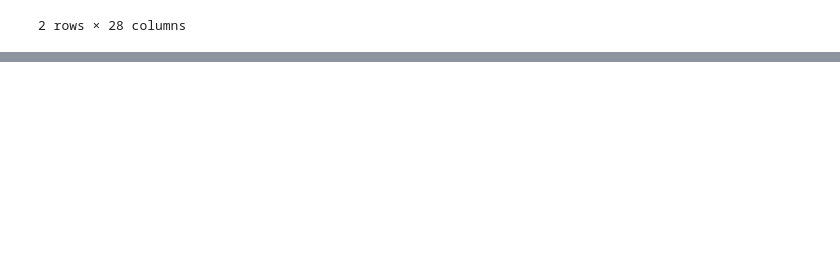
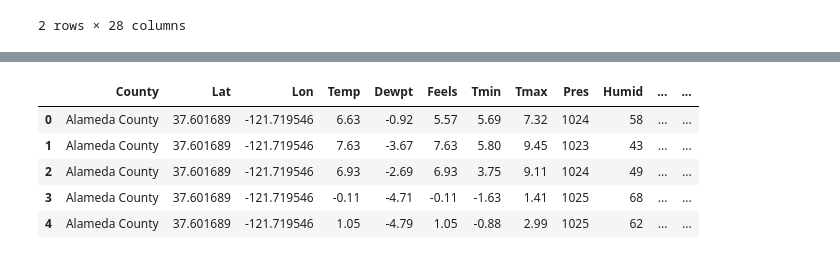
Before and after one commit to LeifHuenderML/ValleyForecast, a Jupyter notebook: src/data_cleaning/original_weather_cleaning.ipynb, the cells around one changed output, grey strips where cells are left out. Cells and saved outputs as stored; diff of their text form; code cells hidden in the pictures; blank space fills up the shorter version.

```diff
--- a/src/data_cleaning/original_weather_cleaning.ipynb
+++ b/src/data_cleaning/original_weather_cleaning.ipynb
@@ -110,0 +132,86 @@ Length: 95, dtype: object
+# %%
+df = df.rename(columns={
+    'city_name': 'County',
+    'lat': 'Lat',
+    'lon': 'Lon',
+    'temp': 'Temp',
+    'dew_point': 'Dewpt',
+    'feels_like': 'Feels',
+    'temp_min': 'Tmin',
+    'temp_max': 'Tmax',
+    'pressure': 'Pres',
+    'humidity': 'Humid',
+    'wind_speed': 'Windsp',
+    'wind_deg': 'Windir',
+    'clouds_all': 'Clouds',
+    'weather_id': 'Wthrid',
+    'weather_main': 'Wthrmain',
+    'weather_description': 'Wthrdesc',
+    'Year': 'Year',
+    'Month': 'Month',
+    'Day': 'Day',
+    'Hour': 'Hour',
+    'weather_main_Clear': 'Clr',
+    'weather_main_Clouds': 'Clds',
+    'weather_main_Drizzle': 'Drzl',
+    'weather_main_Dust': 'Dust',
+    'weather_main_Fog': 'Fog',
+    'weather_main_Haze': 'Haze',
+    'weather_main_Mist': 'Mist',
+    'weather_main_Rain': 'Rain',
+    'weather_main_Smoke': 'Smoke',
+    'weather_main_Snow': 'Snow',
+    'weather_main_Squall': 'Squal',
+    'weather_main_Thunderstorm': 'Thndr',
+    'weather_main_Tornado': 'Torn',
+    'weather_description_broken clouds': 'Bclds',
+    'weather_description_drizzle': 'Drzl',
+    'weather_description_dust': 'Dust',
+    'weather_description_extreme rain': 'Xrrain',
+    'weather_description_few clouds': 'Fclds',
+    'weather_description_fog': 'Fog',
+    'weather_description_freezing rain': 'Frzrn',
+    'weather_description_haze': 'Haze',
+    'weather_description_heavy intensity drizzle': 'Hidrzl',
+    'weather_description_heavy intensity rain': 'Hirain',
+    'weather_description_heavy intensity shower rain': 'Hisr',
+    'weather_description_heavy snow': 'Hisnow',
+    'weather_description_light intensity drizzle': 'Lidrzl',
+    'weather_description_light intensity shower rain': 'Lisr',
+    'weather_description_light rain': 'Lrain',
+    'weather_description_light shower snow': 'Lssnow',
+    'weather_description_light snow': 'Lsnow',
+    'weather_description_mist': 'Mist',
+    'weather_description_moderate rain': 'Mrrain',
+    'weather_description_overcast clouds': 'Oclds',
+    'weather_description_proximity Sand/Dust Whirls': 'Psdwl',
+    'weather_description_proximity moderate rain': 'Pmr',
+    'weather_description_proximity shower rain': 'Psr',
+    'weather_description_proximity squalls': 'Psql',
+    'weather_description_proximity thunderstorm': 'Pthndr',
+    'weather_description_proximity thunderstorm with rain': 'Ptr',
+    'weather_description_proximity tornado': 'Ptorn',
+    'weather_description_scattered clouds': 'Sclds',
+    'weather_description_shower rain': 'Sr',
+    'weather_description_shower snow': 'Ssnow',
+    'weather_description_sky is clear': 'Sclr',
+    'weather_description_smoke': 'Smoke',
+    'weather_description_snow': 'Snow',
+    'weather_description_squalls': 'Sqls',
+    'weather_description_thunderstorm': 'Thndr',
+    'weather_description_thunderstorm with drizzle': 'Thdrzl',
+    'weather_description_thunderstorm with heavy rain': 'Thhr',
+    'weather_description_thunderstorm with light drizzle': 'Thldrz',
+    'weather_description_thunderstorm with light rain': 'Thlr',
+    'weather_description_thunderstorm with rain': 'Thr',
+    'weather_description_tornado': 'Torn',
+    'weather_description_very heavy rain': 'Vhr'
+})
+df.head()
+# %% [output]
+|  | County | Lat | Lon | Temp | Dewpt | Feels | Tmin | Tmax | Pres | Humid | ... | ... |
+| 0 | Alameda County | 37.601689 | -121.719546 | 6.63 | -0.92 | 5.57 | 5.69 | 7.32 | 1024 | 58 | ... | ... |
+| 1 | Alameda County | 37.601689 | -121.719546 | 7.63 | -3.67 | 7.63 | 5.80 | 9.45 | 1023 | 43 | ... | ... |
+| 2 | Alameda County | 37.601689 | -121.719546 | 6.93 | -2.69 | 6.93 | 3.75 | 9.11 | 1024 | 49 | ... | ... |
+| 3 | Alameda County | 37.601689 | -121.719546 | -0.11 | -4.71 | -0.11 | -1.63 | 1.41 | 1025 | 68 | ... | ... |
+| 4 | Alameda County | 37.601689 | -121.719546 | 1.05 | -4.79 | 1.05 | -0.88 | 2.99 | 1025 | 62 | ... | ... |
```
Also changed, not shown: parts of 16 cells of this notebook, 10 other files.
